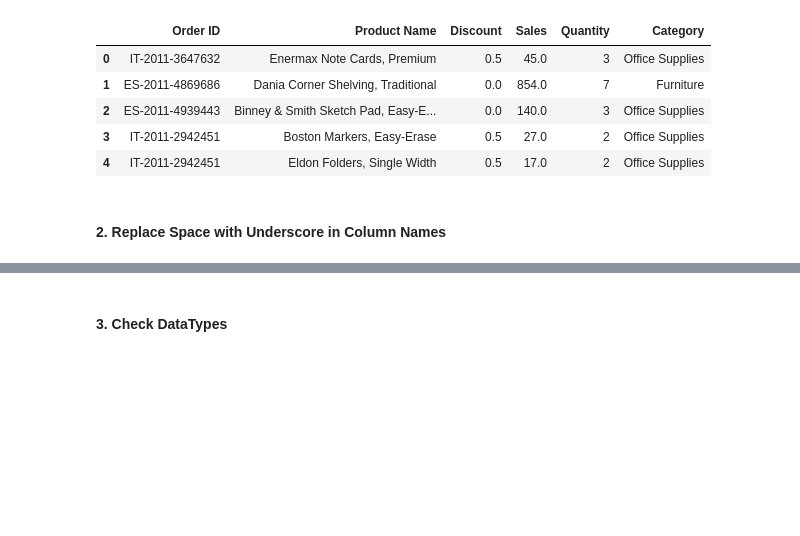
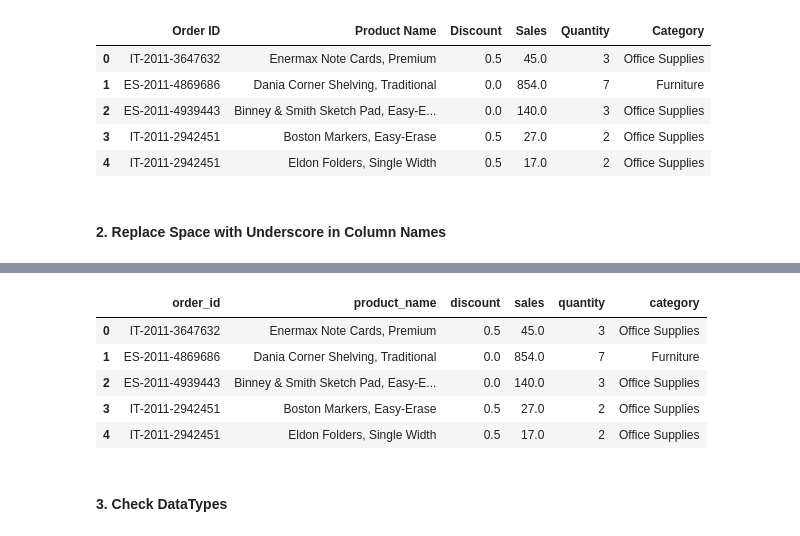
Before and after one commit to CDan07/IOD, a Jupyter notebook: Labs/Module 3/IOD_Lab 3.1.3_sqlite.ipynb, the cells around one changed output, grey strips where cells are left out. Drawn from its saved outputs; the diff is of its cells as text; code cells hidden in the pictures; blank space fills up the shorter version.

```diff
--- a/Labs/Module 3/IOD_Lab 3.1.3_sqlite.ipynb
+++ b/Labs/Module 3/IOD_Lab 3.1.3_sqlite.ipynb
@@ -439,6 +447,14 @@ orders.columns = [o.replace(' ', '_') for o in orders.columns.str.lower()]
 # %%
 # ANSWER
 orders_break_down.columns = [o.replace(' ', '_') for o in orders_break_down.columns.str.lower()]
+orders_break_down.head()
+# %% [output]
+|  | order_id | product_name | discount | sales | quantity | category |
+| 0 | IT-2011-3647632 | Enermax Note Cards, Premium | 0.5 | 45.0 | 3 | Office Supplies |
+| 1 | ES-2011-4869686 | Dania Corner Shelving, Traditional | 0.0 | 854.0 | 7 | Furniture |
+| 2 | ES-2011-4939443 | Binney & Smith Sketch Pad, Easy-E... | 0.0 | 140.0 | 3 | Office Supplies |
+| 3 | IT-2011-2942451 | Boston Markers, Easy-Erase | 0.5 | 27.0 | 2 | Office Supplies |
+| 4 | IT-2011-2942451 | Eldon Folders, Single Width | 0.5 | 17.0 | 2 | Office Supplies |
 # %% [markdown]
 #### 3. Check DataTypes
 # %%
```
Also changed, not shown: parts of 29 cells of this notebook.
